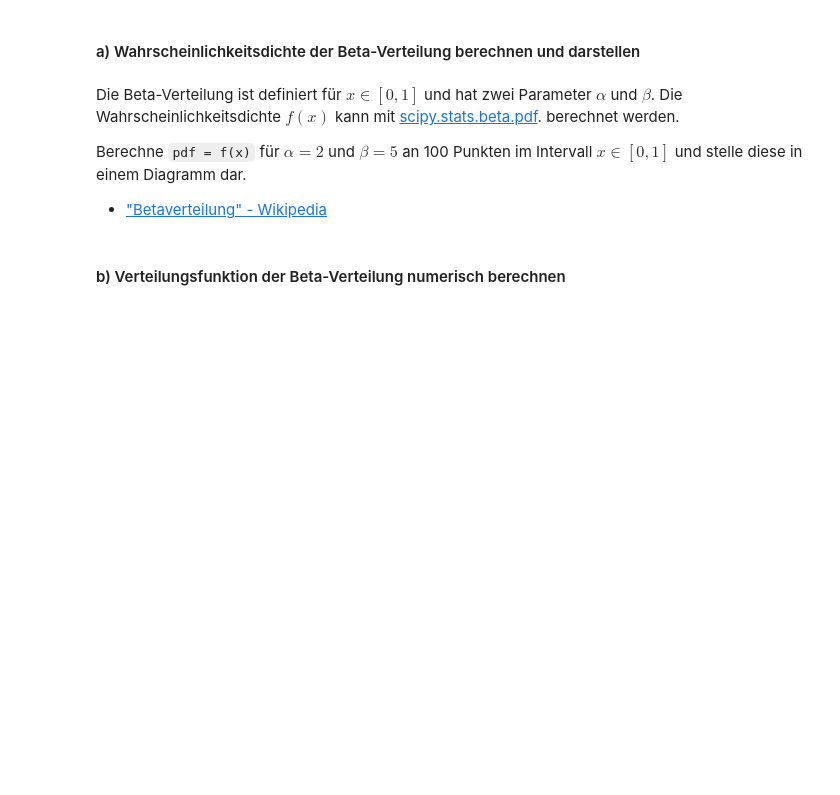
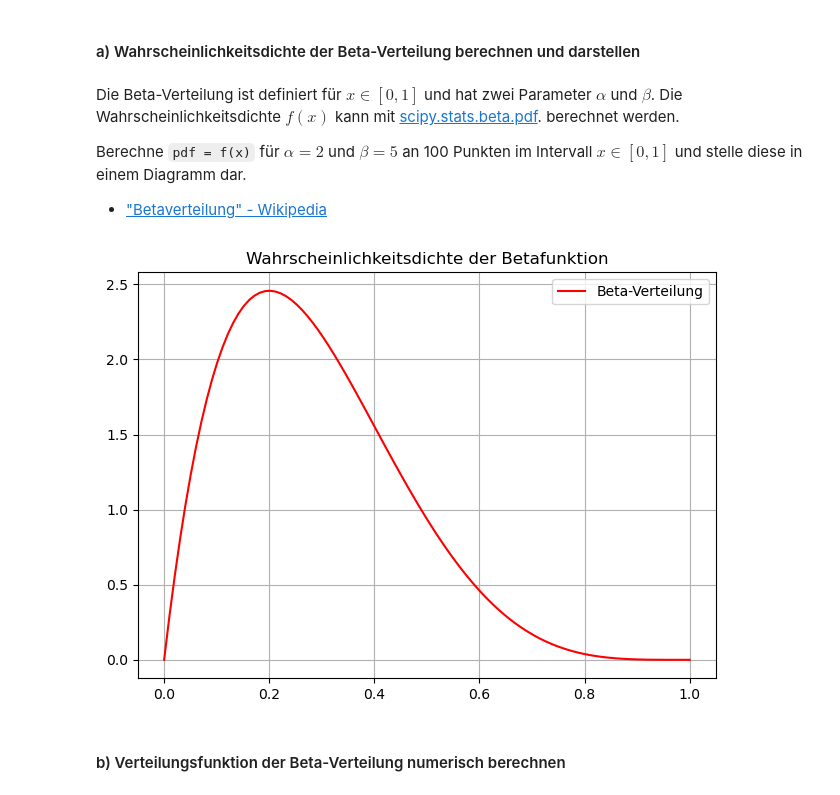
Before and after one commit to visciric/NGDS--Viscio, a Jupyter notebook: 10_ZufallszahlenErzeugen/10_Uebungsblatt.ipynb, the cells around one changed output. Cells and saved outputs as stored; diff of their text form; code cells hidden in the pictures; blank space fills up the shorter version.

```diff
--- a/10_ZufallszahlenErzeugen/10_Uebungsblatt.ipynb
+++ b/10_ZufallszahlenErzeugen/10_Uebungsblatt.ipynb
@@ -98,15 +127,19 @@ Berechne `pdf = f(x)` für $\alpha = 2$ und $\beta = 5$ an 100 Punkten im Interv
 # %%
 # Parameter der Beta-Verteilung
 alpha = 2
 beta = 5
+
 x = np.linspace(0,1,100)
+# Berechne die PDF für jeden x-Wert
 pdf = scipy.stats.beta.pdf(x,alpha,beta)
 
-plt.plot(pdf, color = "red", label = "Beta-Verteilung")
+plt.plot(x,pdf, color = "red", label = "Beta-Verteilung")
 plt.title("Wahrscheinlichkeitsdichte der Betafunktion")
 plt.legend()
 plt.tight_layout()
 plt.grid()
+# %% [output]
+[figure, added]
 # %% [markdown]
 #### b) Verteilungsfunktion der Beta-Verteilung numerisch berechnen
 # %% [markdown]
```
Also changed, not shown: parts of 9 cells of this notebook.
